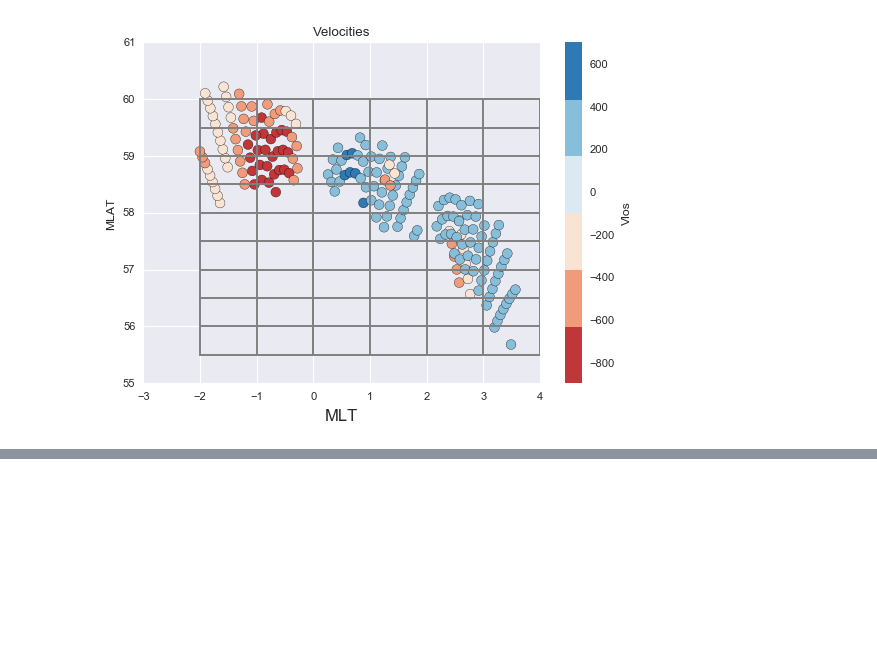
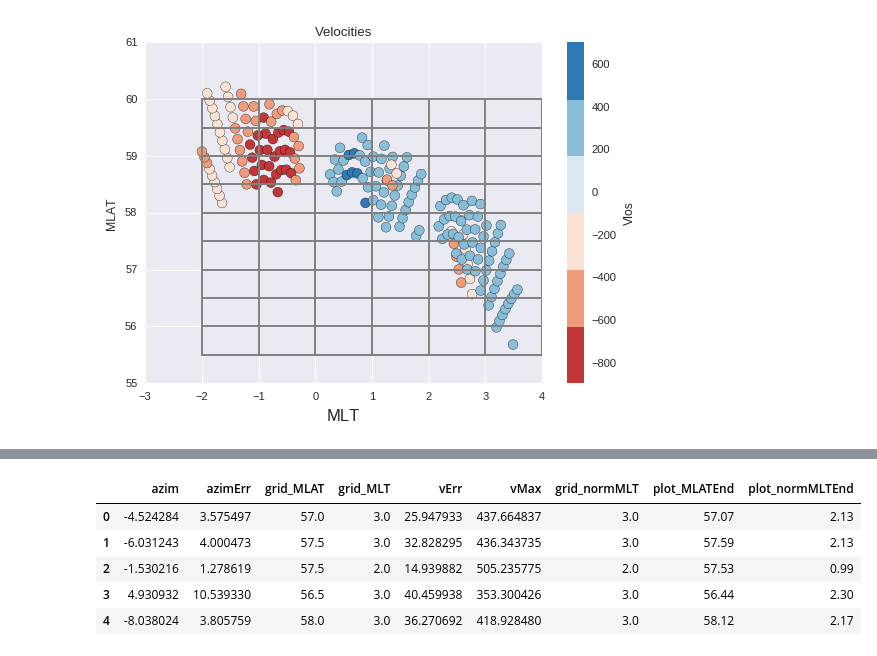
Before and after one commit to bharatreddy/vel-analys, a Jupyter notebook: ipy/saps_vels.ipynb, the cells around one changed output, grey strips where cells are left out. Cells and saved outputs as stored; diff of their text form; code cells hidden in the pictures; blank space fills up the shorter version.

```diff
--- a/ipy/saps_vels.ipynb
+++ b/ipy/saps_vels.ipynb
@@ -233,7 +234,13 @@ def vel_sine_func(theta, Vmax, delTheta):
     # convert to radians
     return Vmax * numpy.sin( numpy.deg2rad(theta) +\
                             numpy.deg2rad(delTheta) )
-
+# We'll store the fitting results in a DF
+gridMLTArr = []
+gridMLATArr = []
+vMaxArr = []
+azimArr = []
+vErrArr = []
+azimErrArr = []
 for currMLAT in velAnlysDF["grid_MLAT"].unique():
     for currMLT in velAnlysDF["grid_MLT"].unique():
         currDataDF = velAnlysDF[ (velAnlysDF["grid_MLT"] == currMLT) &\
@@ -242,18 +249,18 @@ for currMLAT in velAnlysDF["grid_MLAT"].unique():
         currDataDF = currDataDF[ abs(currDataDF["azim"]) <= 60. ]
         # Take out all the cells with no data
         if currDataDF.shape[0] != 0:
-            print "Fitting cell-->", currMLAT, currMLT
+#             print "Fitting cell-->", currMLAT, currMLT
             # we'll set some rules and discard all cells which don't satisfy those
             # 1) discard where we have less than 3 unique values
             if currDataDF['azim'].shape[0] < 3:
-                print "discarding! data points not sufficient!!!"
+#                 print "discarding! data points not sufficient!!!"
                 continue
             # 2) There should be considerable spread in the data
             #    i.e., the difference between min and max should
             #    be large enough (>45 degrees).
             if (currDataDF['azim'].max() - currDataDF['azim'].min()) < 45.:
-                print "discarding! azim range not sufficient!!!", \
-                        currDataDF['azim'].max() - currDataDF['azim'].min()
+#                 print "discarding! azim range not sufficient!!!", \
+#                         currDataDF['azim'].max() - currDataDF['azim'].min()
                 continue
             # For the selected cells fit the data!!!
             popt, pcov = scipy.optimize.curve_fit(vel_sine_func, \
@@ -262,17 +269,42 @@ for currMLAT in velAnlysDF["grid_MLAT"].unique():
                                    p0=( 1000., 10. ))
             # 3) discard fits where azimuths are very strange!
             #    basically, don't fall in the -90 +/- 20 range
-            if abs( popt[1] ) > 20.:
-                print "<------------DISCARDING bad fit------------>"
-#                 print "Vmax--->", popt[0],"+/-", pcov[0,0]**0.5
-#                 print "delTheta--->", popt[1],"+/-", pcov[1,1]**0.5
+#             if abs( popt[1] ) > 20.:
 #                 print "<------------DISCARDING bad fit------------>"
-            else:
-                print "<------------good fit------------>"
-#                 print "Vmax--->", popt[0],"+/-", pcov[0,0]**0.5
-#                 print "delTheta--->", popt[1],"+/-", pcov[1,1]**0.5
+# #                 print "Vmax--->", popt[0],"+/-", pcov[0,0]**0.5
+# #                 print "delTheta--->", popt[1],"+/-", pcov[1,1]**0.5
+# #                 print "<------------DISCARDING bad fit------------>"
+#             else:
 #                 print "<------------good fit------------>"
-
+# #                 print "Vmax--->", popt[0],"+/-", pcov[0,0]**0.5
+# #                 print "delTheta--->", popt[1],"+/-", pcov[1,1]**0.5
+# #                 print "<------------good fit------------>"
+            gridMLTArr.append( currMLT )
+            gridMLATArr.append( currMLAT )
+            vMaxArr.append( popt[0] )
+            azimArr.append( popt[1] )
+            vErrArr.append( pcov[0,0]**0.5 )
+            azimErrArr.append( pcov[1,1]**0.5 )
+# convert to a dataframe
+fitResultsDF = pandas.DataFrame(
+    {'grid_MLT': gridMLTArr,
+     'grid_MLAT': gridMLATArr,
+     'vMax': vMaxArr,
+     'azim': azimArr,
+     'vErr': vErrArr,
+     'azimErr': azimErrArr
+    })
+# calculate some additional params for plotting etc.,
+fitResultsDF['grid_normMLT'] = [x-24 if x >= 12 else x\
+                                for x in fitResultsDF['grid_MLT']]
+# Plotting end points of vectors
+fitResultsDF["plot_MLATEnd"] = numpy.round( (fitResultsDF["vMax"]/500.) *\
+                                numpy.cos( numpy.deg2rad(-90-1*fitResultsDF["azim"]) ) +\
+                                fitResultsDF["grid_MLAT"], 2)
+fitResultsDF["plot_normMLTEnd"] = numpy.round( (fitResultsDF["vMax"]/500.) *\
+                                numpy.sin( numpy.deg2rad(-90-1*fitResultsDF["azim"]) ) +\
+                                fitResultsDF["grid_normMLT"], 2)
+fitResultsDF.head()
 #### Fit the data using scipy.optimize for each cell ####
 #### Fit the data using scipy.optimize for each cell ####
 #### Fit the data using scipy.optimize for each cell ####
@@ -296,0 +312,6 @@ discarding! azim range not sufficient!!! 0.0
+|  | azim | azimErr | grid_MLAT | grid_MLT | vErr | vMax | grid_normMLT | plot_MLATEnd | plot_normMLTEnd |
+| 0 | -4.524284 | 3.575497 | 57.0 | 3.0 | 25.947933 | 437.664837 | 3.0 | 57.07 | 2.13 |
+| 1 | -6.031243 | 4.000473 | 57.5 | 3.0 | 32.828295 | 436.343735 | 3.0 | 57.59 | 2.13 |
+| 2 | -1.530216 | 1.278619 | 57.5 | 2.0 | 14.939882 | 505.235775 | 2.0 | 57.53 | 0.99 |
+| 3 | 4.930932 | 10.539330 | 56.5 | 3.0 | 40.459938 | 353.300426 | 3.0 | 56.44 | 2.30 |
+| 4 | -8.038024 | 3.805759 | 58.0 | 3.0 | 36.270692 | 418.928480 | 3.0 | 58.12 | 2.17 |
```
Also changed, not shown: parts of 8 cells of this notebook, 3 other files.
